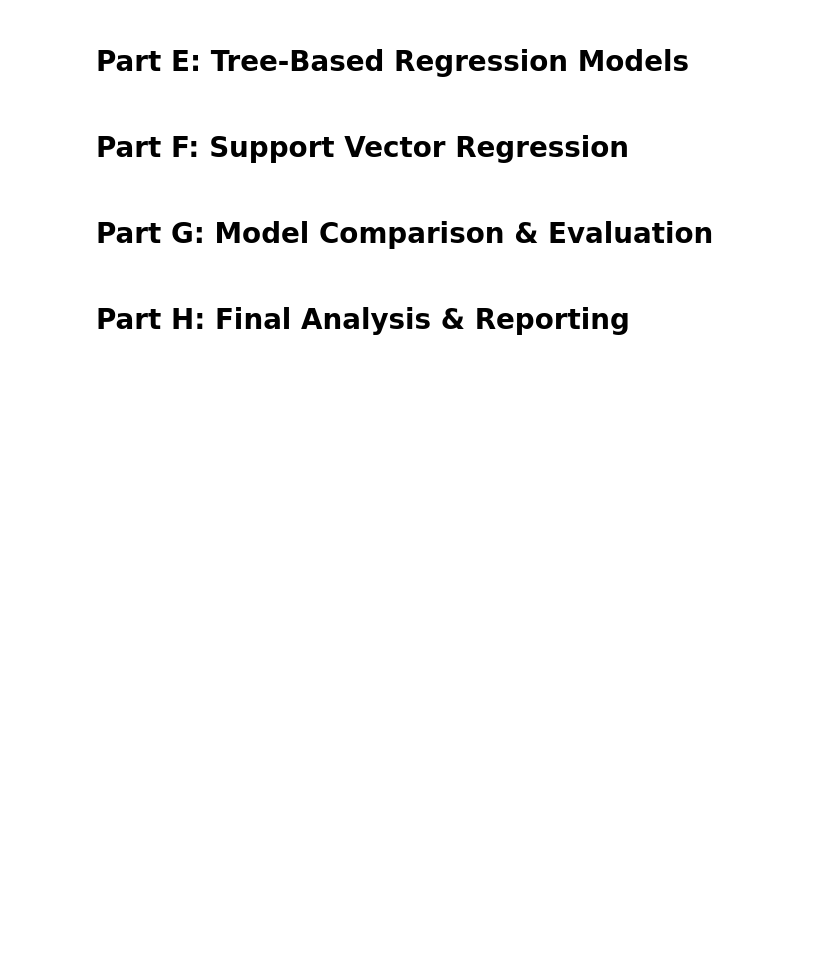
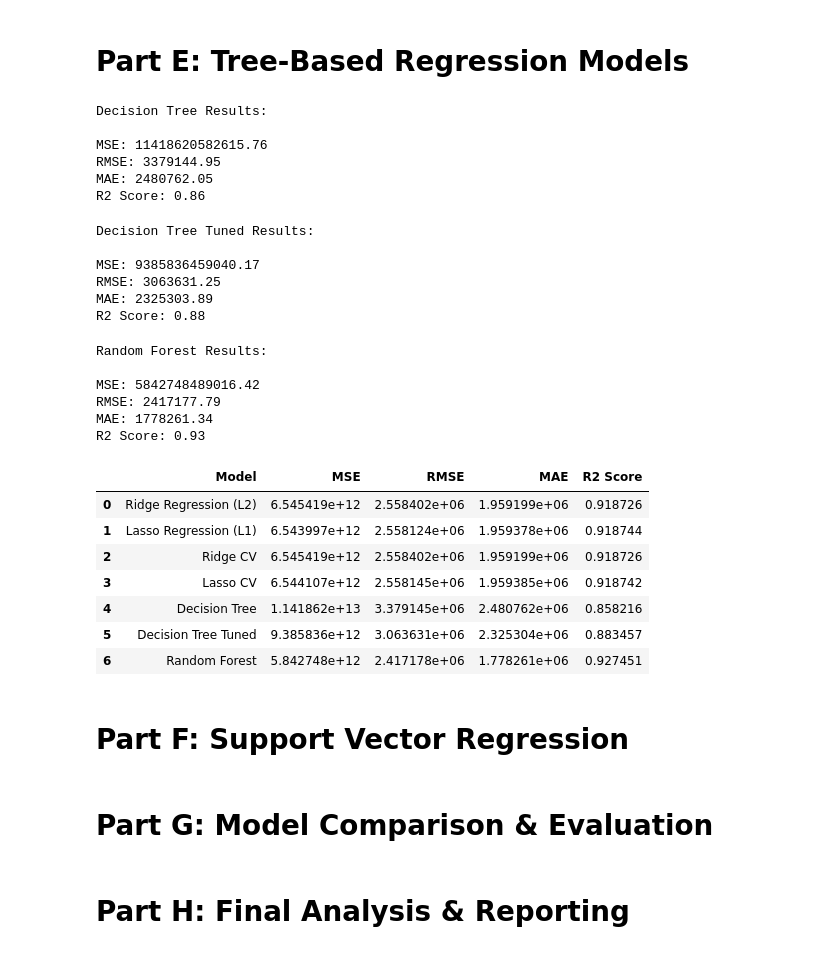
Before and after one commit to krisha12345819/Supervised-Learning-Robust-Regression-Engine, a Jupyter notebook: Robust_Regression_Engine.ipynb, the cells around one changed output. Saved outputs shown, nothing was run; the diff lists cells and outputs as text; code cells hidden in the pictures; blank space fills up the shorter version.

```diff
--- a/Robust_Regression_Engine.ipynb
+++ b/Robust_Regression_Engine.ipynb
@@ -200,5 +356,61 @@ R2 Score: 0.92
 # %% [markdown]
 # **Part E: Tree-Based Regression Models**
+# %%
+dt = DecisionTreeRegressor(random_state=42)
+
+dt_model = evaluate_model(dt, "Decision Tree", X_train, X_test, y_train, y_test)
+# %% [output]
+Decision Tree Results:
+
+MSE: 11418620582615.76
+RMSE: 3379144.95
+MAE: 2480762.05
+R2 Score: 0.86
+# %%
+dt_tuned = DecisionTreeRegressor(
+    max_depth=5,
+    min_samples_split=10,
+    random_state=42
+)
+
+dt_tuned_model = evaluate_model(dt_tuned, "Decision Tree Tuned", X_train, X_test, y_train, y_test)
+# %% [output]
+Decision Tree Tuned Results:
+
+MSE: 9385836459040.17
+RMSE: 3063631.25
+MAE: 2325303.89
+R2 Score: 0.88
+# %%
+rf = RandomForestRegressor(
+    n_estimators=100,
+    random_state=42
+)
+
+rf_model = evaluate_model(rf, "Random Forest", X_train, X_test, y_train, y_test)
+# %% [output]
+Random Forest Results:
+
+MSE: 5842748489016.42
+RMSE: 2417177.79
+MAE: 1778261.34
+R2 Score: 0.93
+# %%
+results_df = pd.DataFrame(
+    results,
+    columns=["Model", "MSE", "RMSE", "MAE", "R2 Score"]
+)
+
+results_df
+# %% [output]
+|  | Model | MSE | RMSE | MAE | R2 Score |
+| 0 | Ridge Regression (L2) | 6.545419e+12 | 2.558402e+06 | 1.959199e+06 | 0.918726 |
+| 1 | Lasso Regression (L1) | 6.543997e+12 | 2.558124e+06 | 1.959378e+06 | 0.918744 |
+| 2 | Ridge CV | 6.545419e+12 | 2.558402e+06 | 1.959199e+06 | 0.918726 |
+| 3 | Lasso CV | 6.544107e+12 | 2.558145e+06 | 1.959385e+06 | 0.918742 |
+| 4 | Decision Tree | 1.141862e+13 | 3.379145e+06 | 2.480762e+06 | 0.858216 |
+| 5 | Decision Tree Tuned | 9.385836e+12 | 3.063631e+06 | 2.325304e+06 | 0.883457 |
+| 6 | Random Forest | 5.842748e+12 | 2.417178e+06 | 1.778261e+06 | 0.927451 |
 # %% [markdown]
 # **Part F: Support Vector Regression**
 # %% [markdown]
```
Also changed, not shown: parts of 13 cells of this notebook.
